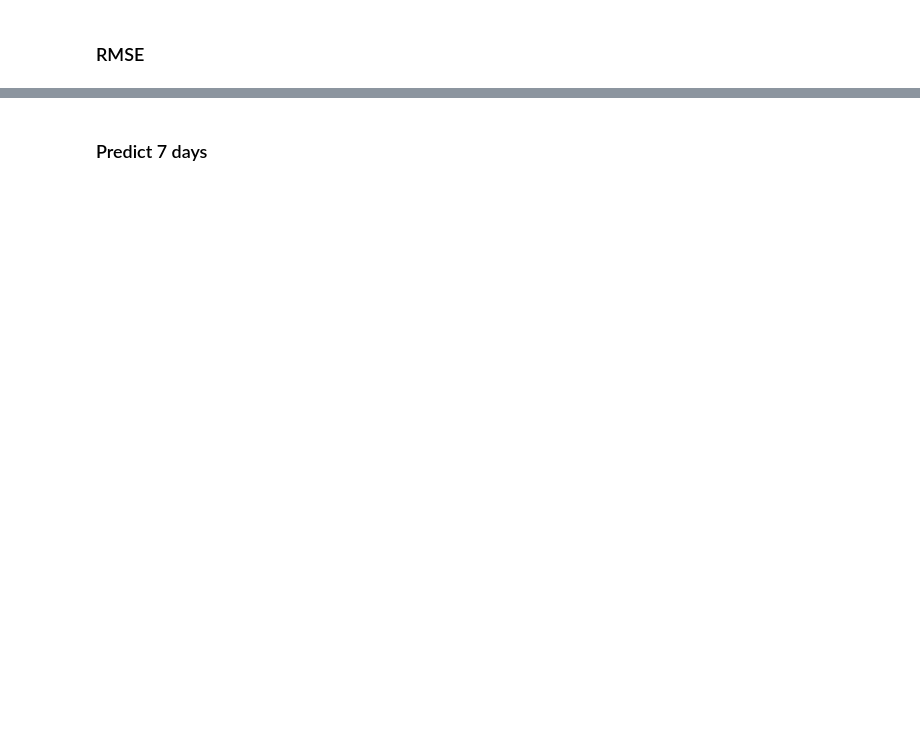
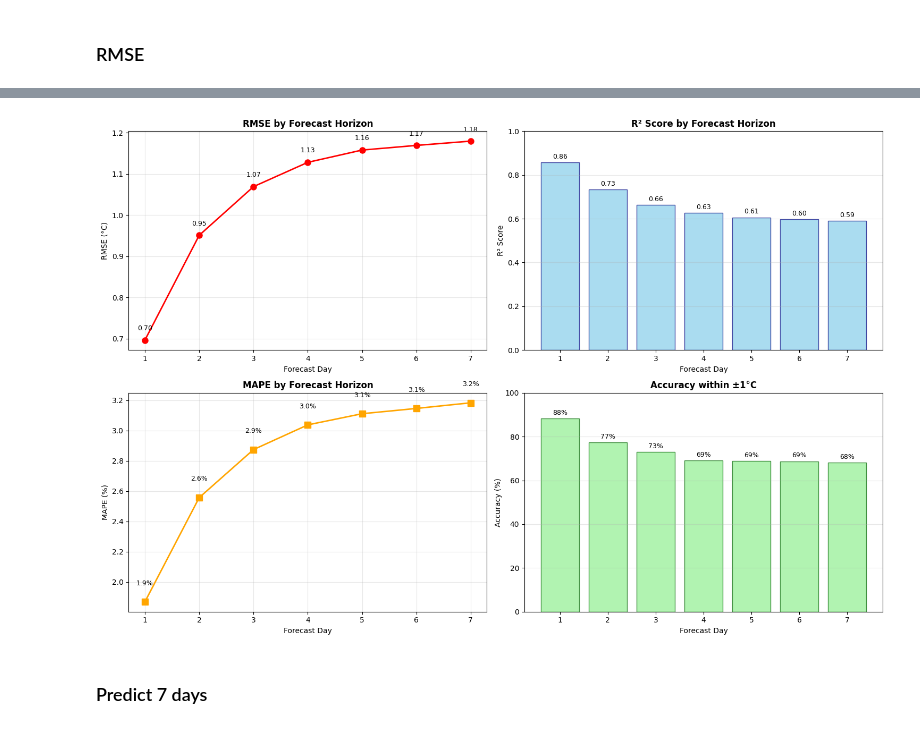
Before and after one commit to farlos3/Climate-Change-Analysis, a Jupyter notebook: Model/LightGBM_Multi_T2M.ipynb, the cells around one changed output, grey strips where cells are left out. Cells and saved outputs as stored; diff of their text form; code cells hidden in the pictures; blank space fills up the shorter version.

Commit message:
Custom LightGBM, Feature Eng. , Create LSTM for T2M

```diff
--- a/Model/LightGBM_Multi_T2M.ipynb
+++ b/Model/LightGBM_Multi_T2M.ipynb
@@ -205,3 +322,72 @@ Overall RMSE over all horizons: 1.067
+# %%
+# Visual Performance Analysis
+import matplotlib.pyplot as plt
+
+# Create comprehensive performance visualization
+fig, axes = plt.subplots(2, 2, figsize=(15, 10))
+
+# 1. RMSE by forecast horizon
+days = list(range(1, H+1))
+rmse_by_day = [sqrt(mean_squared_error(Y_test.iloc[:, h], Y_pred[:, h])) for h in range(H)]
+
+axes[0, 0].plot(days, rmse_by_day, marker='o', linewidth=2, markersize=8, color='red')
+axes[0, 0].set_title('RMSE by Forecast Horizon', fontsize=12, fontweight='bold')
+axes[0, 0].set_xlabel('Forecast Day')
+axes[0, 0].set_ylabel('RMSE (°C)')
+axes[0, 0].grid(True, alpha=0.3)
+axes[0, 0].set_xticks(days)
+
+# 2. R² Score by forecast horizon
+axes[0, 1].bar(days, r2_scores, color='skyblue', alpha=0.7, edgecolor='navy')
+axes[0, 1].set_title('R² Score by Forecast Horizon', fontsize=12, fontweight='bold')
+axes[0, 1].set_xlabel('Forecast Day')
+axes[0, 1].set_ylabel('R² Score')
+axes[0, 1].grid(True, alpha=0.3, axis='y')
+axes[0, 1].set_xticks(days)
+axes[0, 1].set_ylim(0, 1)
+
+# 3. MAPE by forecast horizon
+axes[1, 0].plot(days, mape_scores, marker='s', linewidth=2, markersize=8, color='orange')
+axes[1, 0].set_title('MAPE by Forecast Horizon', fontsize=12, fontweight='bold')
+axes[1, 0].set_xlabel('Forecast Day')
+axes[1, 0].set_ylabel('MAPE (%)')
+axes[1, 0].grid(True, alpha=0.3)
+axes[1, 0].set_xticks(days)
+
+# 4. Accuracy within 1°C tolerance
+accuracy_1c = []
+for h in range(H):
+    actual = Y_test.iloc[:, h]
+    predicted = Y_pred[:, h]
+    within_tolerance = np.abs(actual - predicted) <= 1.0
+    accuracy = (within_tolerance.sum() / len(actual)) * 100
+    accuracy_1c.append(accuracy)
+
+axes[1, 1].bar(days, accuracy_1c, color='lightgreen', alpha=0.7, edgecolor='darkgreen')
+axes[1, 1].set_title('Accuracy within ±1°C', fontsize=12, fontweight='bold')
+axes[1, 1].set_xlabel('Forecast Day')
+axes[1, 1].set_ylabel('Accuracy (%)')
+axes[1, 1].grid(True, alpha=0.3, axis='y')
+axes[1, 1].set_xticks(days)
+axes[1, 1].set_ylim(0, 100)
+
+# Add performance values as text on bars/points
+for i, (day, rmse) in enumerate(zip(days, rmse_by_day)):
+    axes[0, 0].text(day, rmse + 0.02, f'{rmse:.2f}', ha='center', va='bottom', fontsize=9)
+
+for i, (day, r2) in enumerate(zip(days, r2_scores)):
+    axes[0, 1].text(day, r2 + 0.01, f'{r2:.2f}', ha='center', va='bottom', fontsize=9)
+
+for i, (day, mape) in enumerate(zip(days, mape_scores)):
+    axes[1, 0].text(day, mape + 0.1, f'{mape:.1f}%', ha='center', va='bottom', fontsize=9)
+
+for i, (day, acc) in enumerate(zip(days, accuracy_1c)):
+    axes[1, 1].text(day, acc + 1, f'{acc:.0f}%', ha='center', va='bottom', fontsize=9)
+
+plt.tight_layout()
+plt.show()
+# %% [output]
+[figure, added]
 # %% [markdown]
 ### Predict 7 days
 # %%
```
Also changed, not shown: parts of 15 cells of this notebook, 5 other files.
